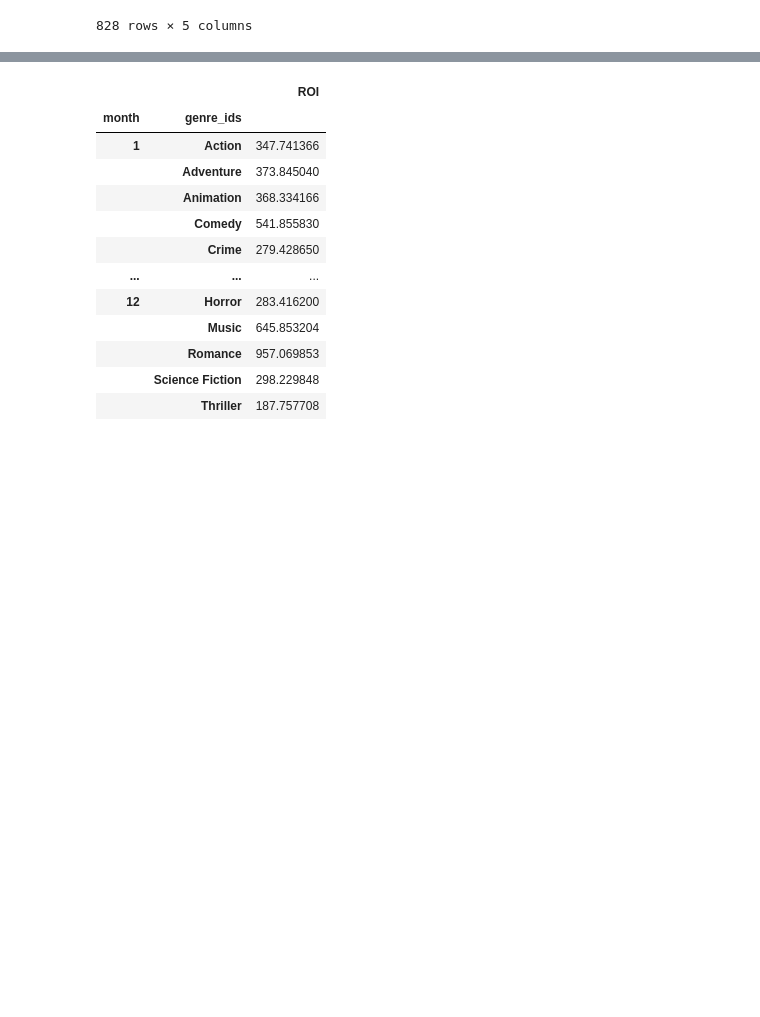
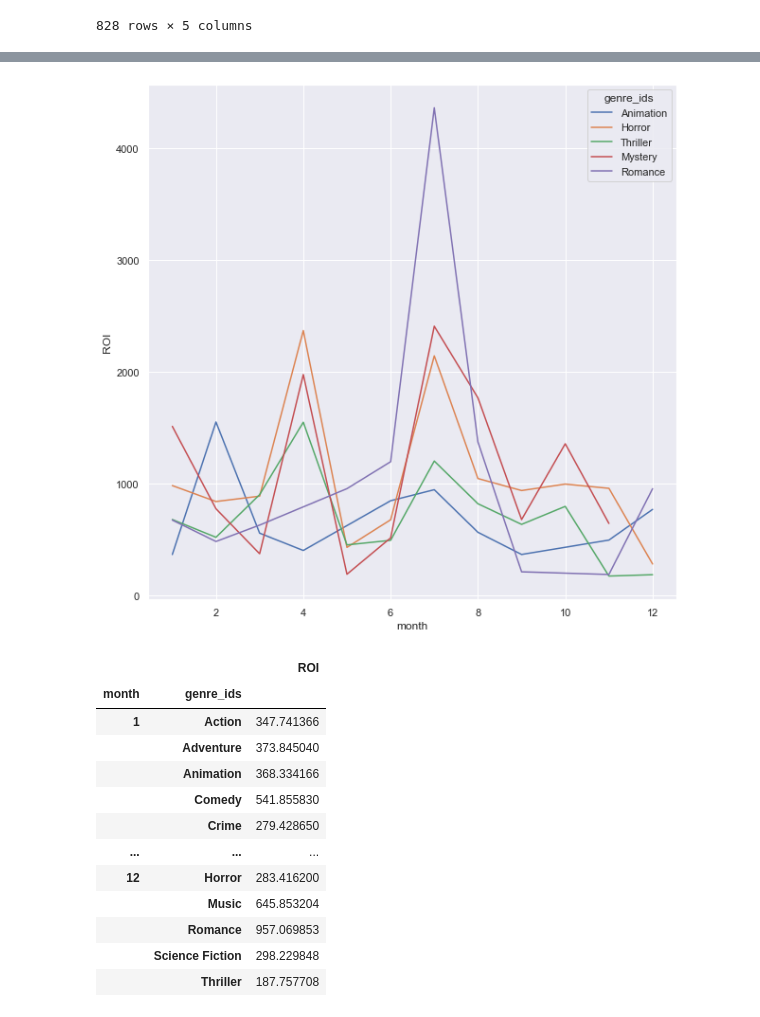
Before and after one commit to ElyLin/MovieAnalysisProject, a Jupyter notebook: Draft_2.5.ipynb, the cells around one changed output, grey strips where cells are left out. Saved outputs shown, nothing was run; the diff lists cells and outputs as text; code cells hidden in the pictures; blank space fills up the shorter version.

Commit message:
filtered out top 5 genres by ROI

```diff
--- a/Draft_2.5.ipynb
+++ b/Draft_2.5.ipynb
@@ -351,3 +351,6 @@ month_genre_roi_title
 | 1664 | Adventure | Bilal: A New Breed of Hero | Feb 2, 2018 | 3.798573 | 2 |
 | 1664 | Animation | Bilal: A New Breed of Hero | Feb 2, 2018 | 3.798573 | 2 |
 828 rows × 5 columns
+# %%
+genre_roi=month_genre_roi_title.groupby(['genre_ids']).mean().sort_values('ROI', ascending=False)
+genre_roi
@@ -353,0 +376,5 @@ month_genre_roi_title
+# %%
+
+#take top 5 genres
+top_5_genres=list(genre_roi.index[0:5])
+top_5_genres
@@ -354,3 +399,16 @@ month_genre_roi_title
+# %%
+month_genre_roi_title=month_genre_roi_title[month_genre_roi_title['genre_ids'].isin(top_5_genres)]
+# %%
+# set plot style: grey grid in the background:
+sns.set(style="darkgrid")
+
+# Set the figure size
+plt.figure(figsize=(10, 10))
+
+# grouped barplot
+sns.lineplot(x="month", y="ROI", hue="genre_ids", data=month_genre_roi_title , ci=None);
+# %% [output]
+[figure, added]
 # %%
 month_genre_roi_title.groupby(['month','genre_ids']).mean()
 # %% [output]
```
Also changed, not shown: parts of 3 cells of this notebook.
